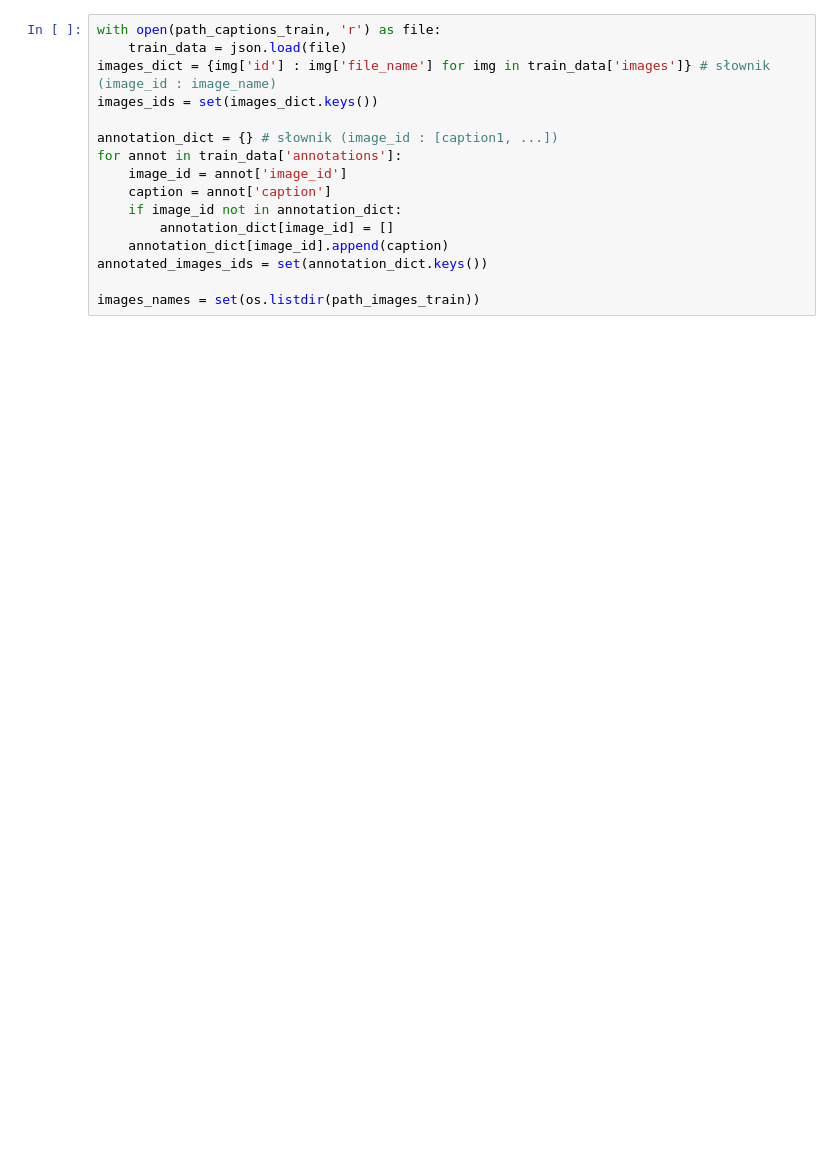
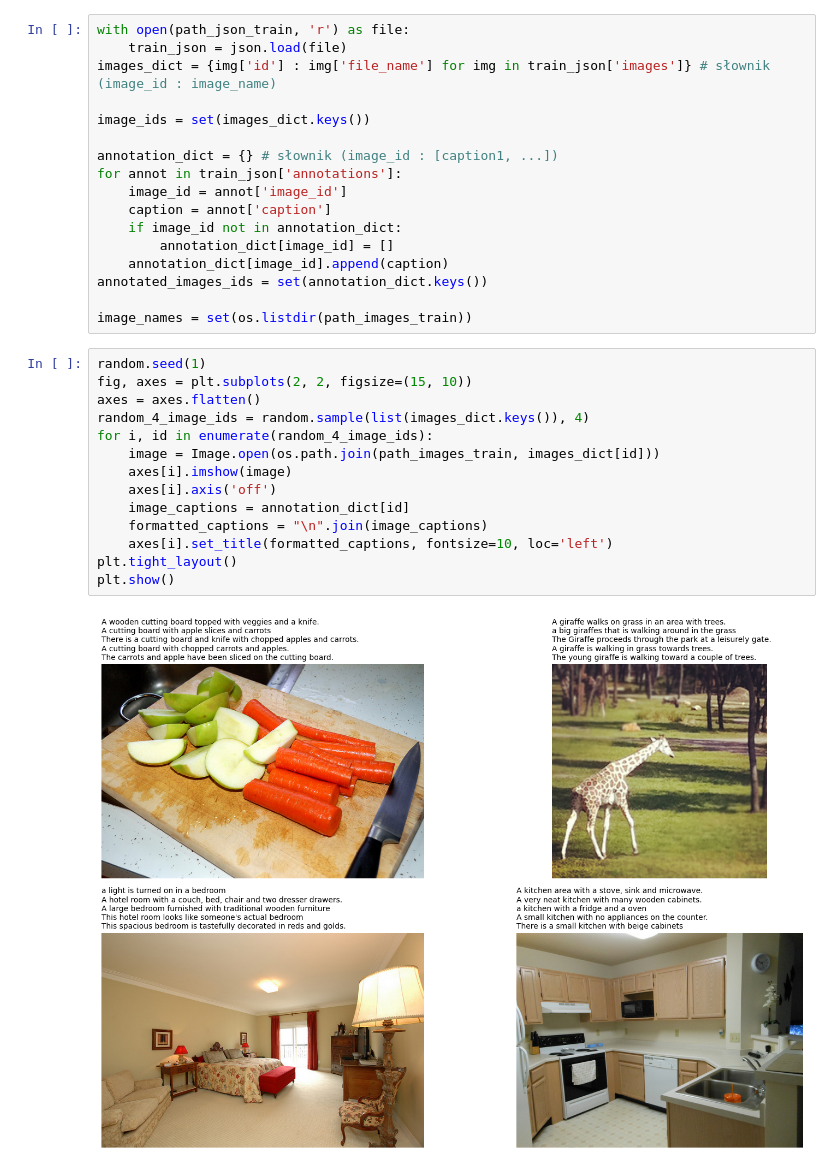
Before and after one commit to MeasureZer0/neural-networks-project-1, a Jupyter notebook: data_exploration/data_exploration.ipynb, the cells around one changed output. Drawn from its saved outputs; the diff is of its cells as text; blank space fills up the shorter version.

```diff
--- a/data_exploration/data_exploration.ipynb
+++ b/data_exploration/data_exploration.ipynb
@@ -13,11 +17,12 @@ path_captions_val = "../annotations/captions_val2017.json"
 # %%
-with open(path_captions_train, 'r') as file:
-    train_data = json.load(file)
-images_dict = {img['id'] : img['file_name'] for img in train_data['images']} # słownik (image_id : image_name)
-images_ids = set(images_dict.keys())
+with open(path_json_train, 'r') as file:
+    train_json = json.load(file)
+images_dict = {img['id'] : img['file_name'] for img in train_json['images']} # słownik (image_id : image_name)
+
+image_ids = set(images_dict.keys())
 
 annotation_dict = {} # słownik (image_id : [caption1, ...])
-for annot in train_data['annotations']:
+for annot in train_json['annotations']:
     image_id = annot['image_id']
     caption = annot['caption']
     if image_id not in annotation_dict:
@@ -25,5 +30,21 @@ for annot in train_data['annotations']:
     annotation_dict[image_id].append(caption)
 annotated_images_ids = set(annotation_dict.keys())
 
-images_names = set(os.listdir(path_images_train))
+image_names = set(os.listdir(path_images_train))
+# %%
+random.seed(1)
+fig, axes = plt.subplots(2, 2, figsize=(15, 10))
+axes = axes.flatten()
+random_4_image_ids = random.sample(list(images_dict.keys()), 4)
+for i, id in enumerate(random_4_image_ids):
+    image = Image.open(os.path.join(path_images_train, images_dict[id]))
+    axes[i].imshow(image)
+    axes[i].axis('off')
+    image_captions = annotation_dict[id]
+    formatted_captions = "\n".join(image_captions)
+    axes[i].set_title(formatted_captions, fontsize=10, loc='left')
+plt.tight_layout()
+plt.show()
+# %% [output]
+[figure, added]
 # %%
```
Also changed, not shown: parts of 17 cells of this notebook.
